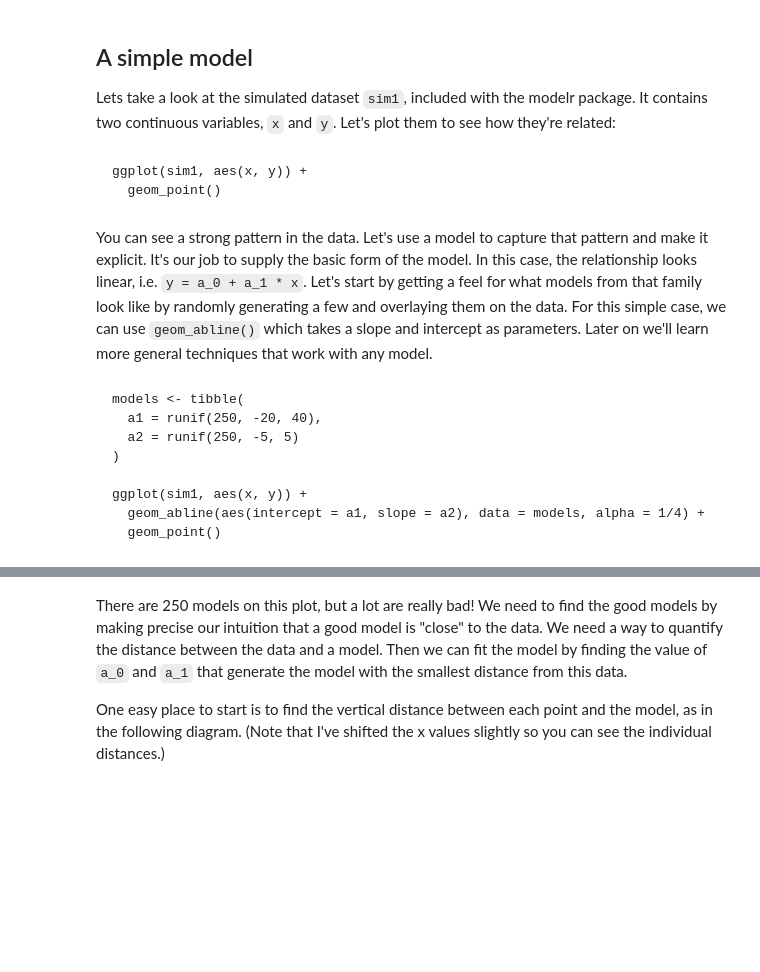
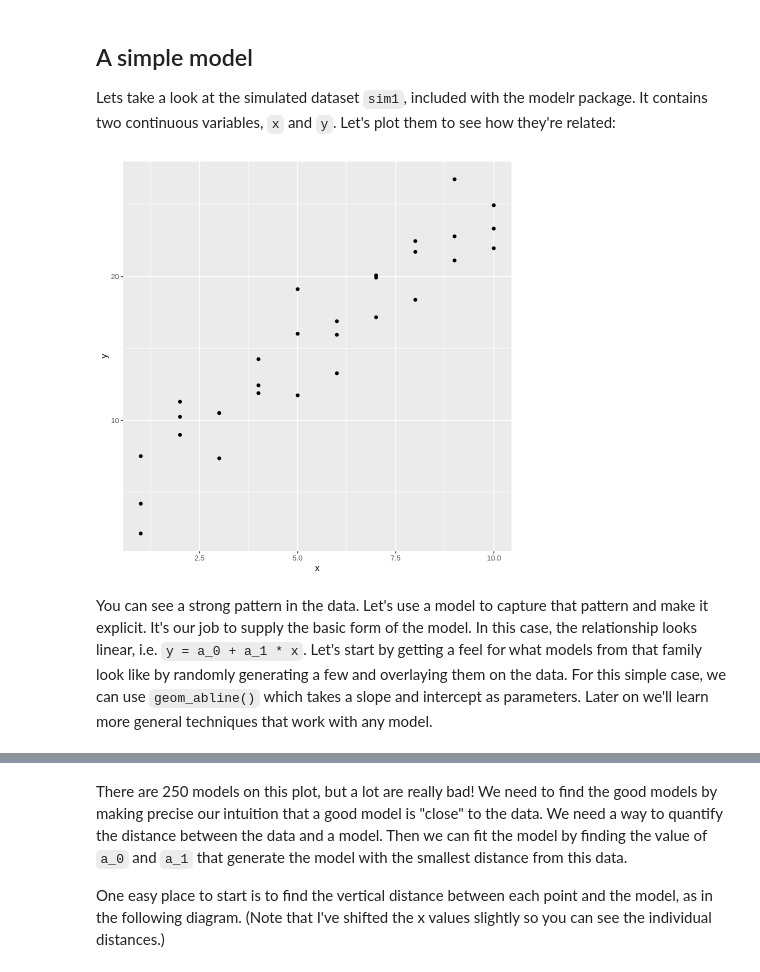
Before and after one commit to fralfaro/r4ds-book, a Jupyter notebook: docs/23_model_basics.ipynb, the cells around one changed output, grey strips where cells are left out. Drawn from its saved outputs; the diff is of its cells as text; code cells hidden in the pictures; blank space fills up the shorter version.

````diff
--- a/docs/23_model_basics.ipynb
+++ b/docs/23_model_basics.ipynb
@@ -60,24 +70,11 @@ options(na.action = na.warn)
 ## A simple model
 
 Lets take a look at the simulated dataset `sim1`, included with the modelr package. It contains two continuous variables, `x` and `y`. Let's plot them to see how they're related:
-# %% [markdown]
-
-```{r}
-ggplot(sim1, aes(x, y)) +
-  geom_point()
-```
+# %%
+ggplot(sim1, aes(x, y)) +
+  geom_point()
+# %% [output]
+[figure, added]
 # %% [markdown]
 
 You can see a strong pattern in the data. Let's use a model to capture that pattern and make it explicit. It's our job to supply the basic form of the model. In this case, the relationship looks linear, i.e. `y = a_0 + a_1 * x`.  Let's start by getting a feel for what models from that family look like by randomly generating a few and overlaying them on the data. For this simple case, we can use `geom_abline()` which takes a slope and intercept as parameters. Later on we'll learn more general techniques that work with any model.
-# %% [markdown]
-
-```{r}
-models <- tibble(
-  a1 = runif(250, -20, 40),
-  a2 = runif(250, -5, 5)
-)
-
-ggplot(sim1, aes(x, y)) +
-  geom_abline(aes(intercept = a1, slope = a2), data = models, alpha = 1/4) +
-  geom_point()
-```
````
Also changed, not shown: parts of 97 cells of this notebook.
